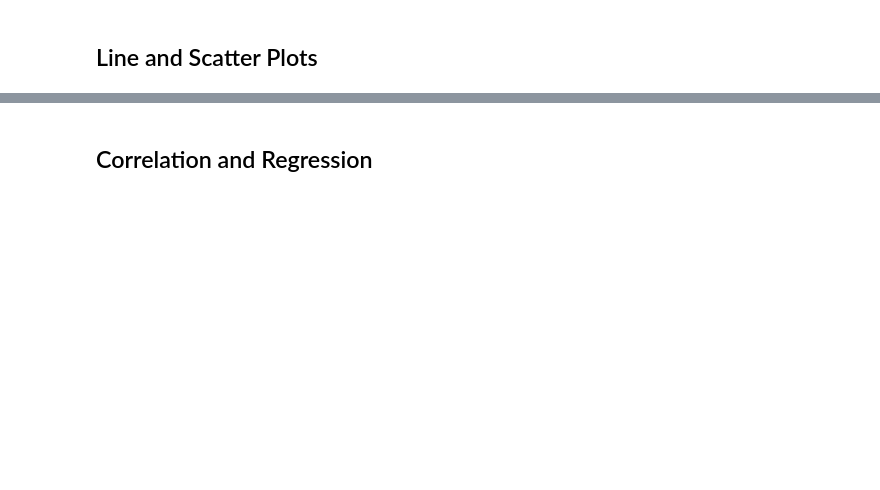
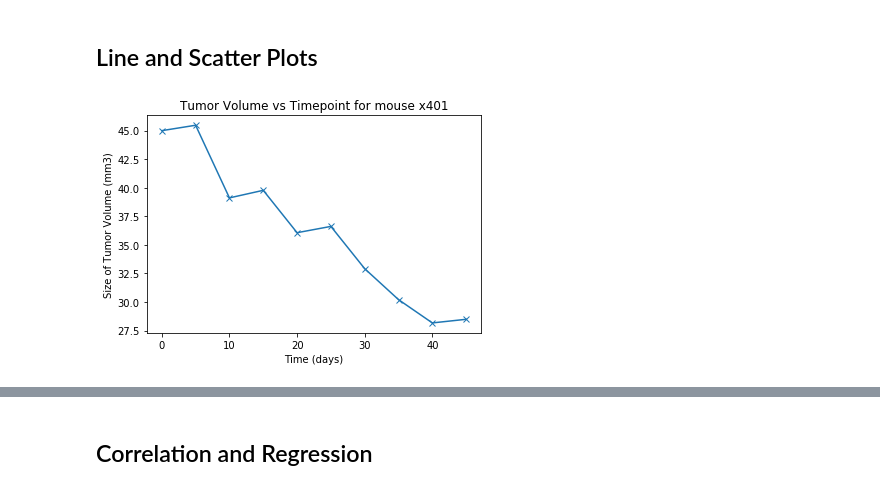
Before and after one commit to khartmann5/Matplotlib-Pymaceuticals, a Jupyter notebook: pymaceuticals_KH.ipynb, the cells around one changed output, grey strips where cells are left out. Drawn from its saved outputs; the diff is of its cells as text; code cells hidden in the pictures; blank space fills up the shorter version.

```diff
--- a/pymaceuticals_KH.ipynb
+++ b/pymaceuticals_KH.ipynb
@@ -323,3 +323,11 @@ plt.show()
 ## Line and Scatter Plots
 # %%
 # Generate a line plot of tumor volume vs. time point for a mouse treated with Capomulin
+mouse_x401 = clean_combined_mouse_data.loc[clean_combined_mouse_data["Mouse ID"] == "x401"]
+plt.plot(mouse_x401["Timepoint"],mouse_x401["Tumor Volume (mm3)"],marker="x")
+plt.title("Tumor Volume vs Timepoint for mouse x401")
+plt.xlabel("Time (days)")
+plt.ylabel("Size of Tumor Volume (mm3)")
+plt.show()
+# %% [output]
+[figure, added]
```
Also changed, not shown: parts of 3 cells of this notebook.
